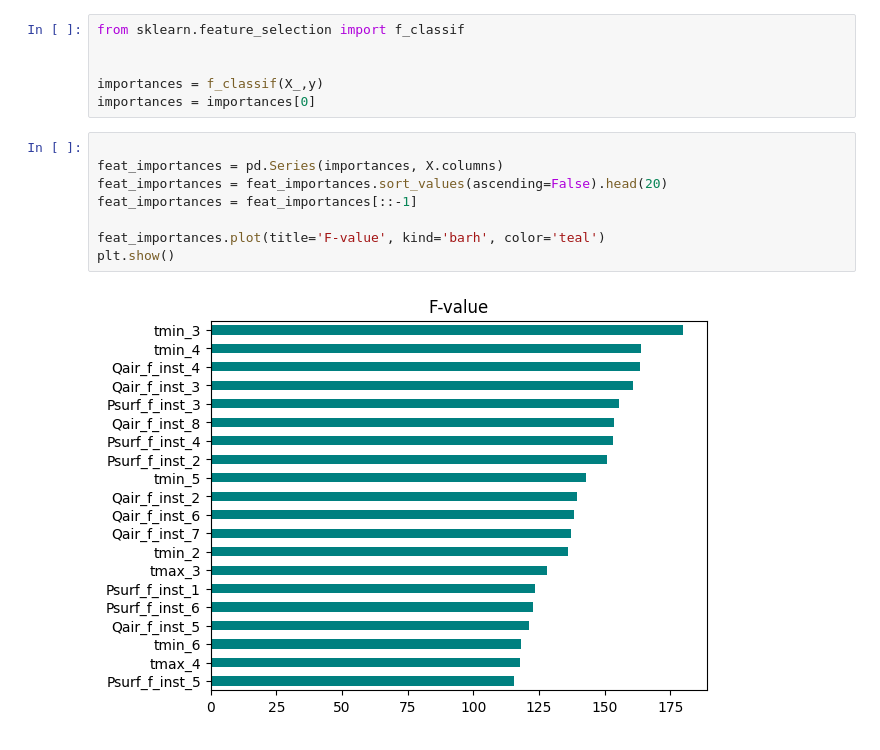
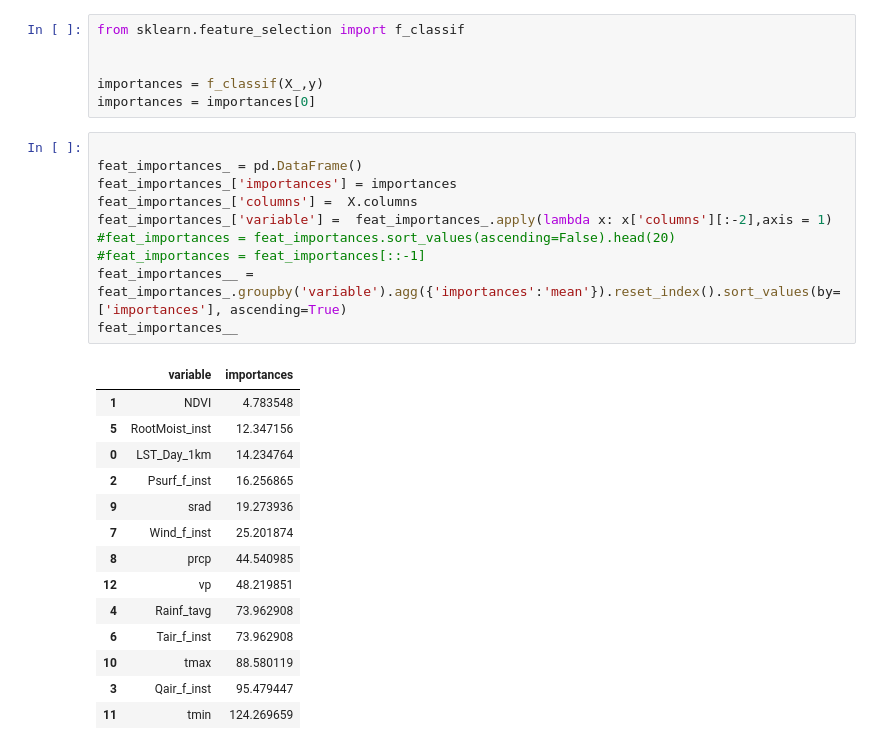
Before and after one commit to apr159/locust, a Jupyter notebook: 4-feature-selection.ipynb, the cells around one changed output. Cells and saved outputs as stored; diff of their text form.

```diff
--- a/4-feature-selection.ipynb
+++ b/4-feature-selection.ipynb
@@ -71,13 +85,28 @@ from sklearn.feature_selection import f_classif
 
 importances = f_classif(X_,y)
 importances = importances[0]
-# %%
-
-feat_importances = pd.Series(importances, X.columns)
-feat_importances = feat_importances.sort_values(ascending=False).head(20)
-feat_importances = feat_importances[::-1]
-
-feat_importances.plot(title='F-value', kind='barh', color='teal')
-plt.show()
-# %% [output]
-[figure, removed]
+# %%
+
+feat_importances_ = pd.DataFrame()
+feat_importances_['importances'] = importances
+feat_importances_['columns'] =  X.columns
+feat_importances_['variable'] =  feat_importances_.apply(lambda x: x['columns'][:-2],axis = 1)
+#feat_importances = feat_importances.sort_values(ascending=False).head(20)
+#feat_importances = feat_importances[::-1]
+feat_importances__ = feat_importances_.groupby('variable').agg({'importances':'mean'}).reset_index().sort_values(by=['importances'], ascending=True)
+feat_importances__
+# %% [output]
+|  | variable | importances |
+| 1 | NDVI | 4.783548 |
+| 5 | RootMoist_inst | 12.347156 |
+| 0 | LST_Day_1km | 14.234764 |
+| 2 | Psurf_f_inst | 16.256865 |
+| 9 | srad | 19.273936 |
+| 7 | Wind_f_inst | 25.201874 |
+| 8 | prcp | 44.540985 |
+| 12 | vp | 48.219851 |
+| 4 | Rainf_tavg | 73.962908 |
+| 6 | Tair_f_inst | 73.962908 |
+| 10 | tmax | 88.580119 |
+| 3 | Qair_f_inst | 95.479447 |
+| 11 | tmin | 124.269659 |
```
Also changed, not shown: parts of 8 cells of this notebook, 7 other files.
